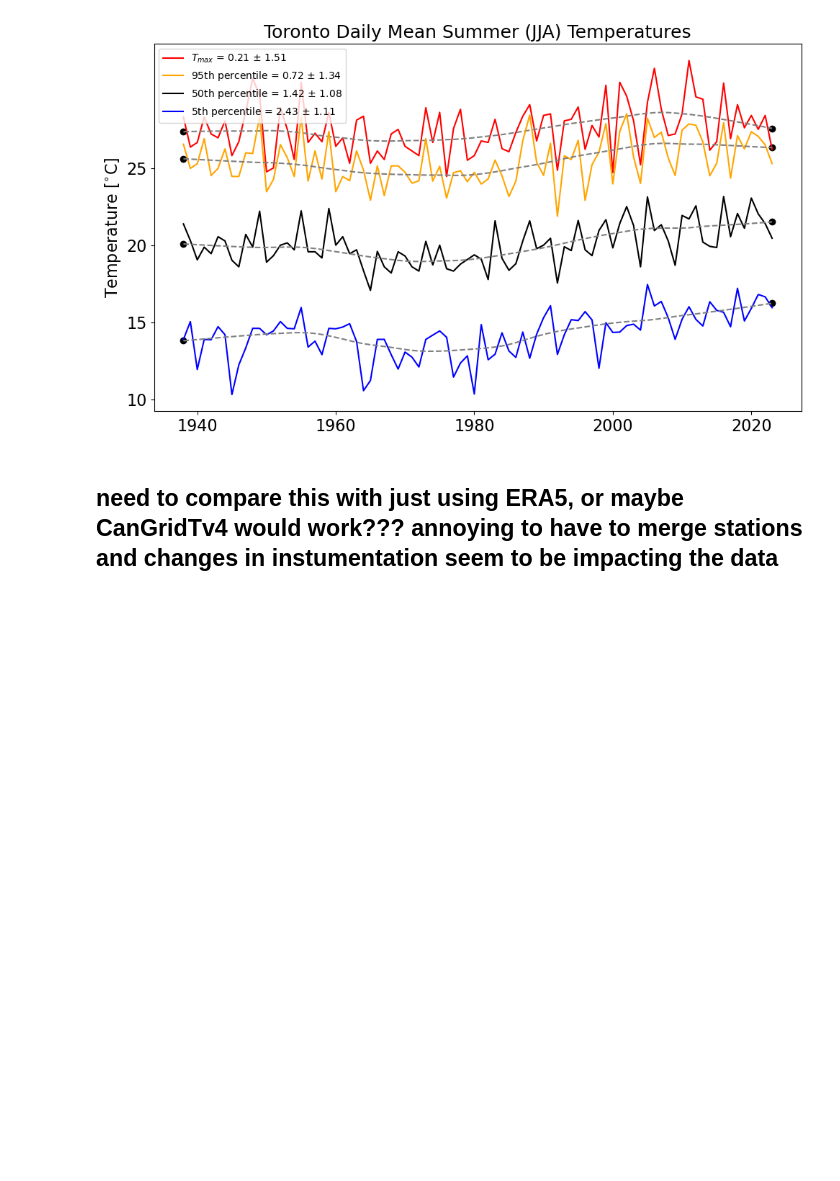
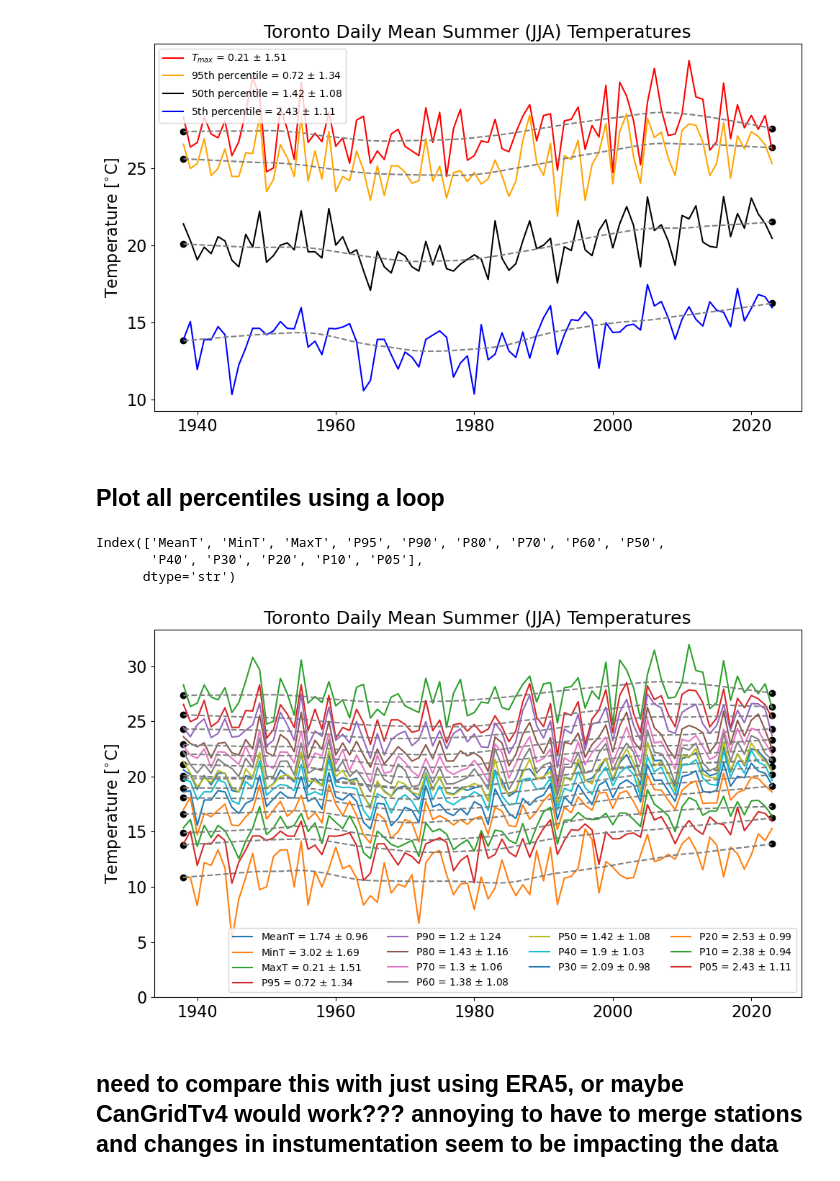
Before and after one commit to tedscott/SideProjects, a Jupyter notebook: Weather2_0/ECCC_data.ipynb, the cells around one changed output. Drawn from its saved outputs; the diff is of its cells as text; code cells hidden in the pictures; blank space fills up the shorter version.

Commit message:
bit more work on the ECCC and now maybe CanGridT

```diff
--- a/Weather2_0/ECCC_data.ipynb
+++ b/Weather2_0/ECCC_data.ipynb
@@ -956,3 +996,5 @@ df_pcts_summ.to_csv("./data/toronto_intl_GHCND_1938_2023_pcts_JJA.csv")
+# %%
+df_pcts_summ = pd.read_csv("./data/toronto_intl_GHCND_1938_2023_pcts_JJA.csv")
 # %%
 fig, ax = plt.subplots(figsize=(10,6))
 
@@ -1020,6 +1062,51 @@ plt.show()
 # plt.plot(lowess[:, 0], lowess[:, 1], label='LOWESS')
 # %% [output]
 [figure]
+# %% [markdown]
+## Plot all percentiles using a loop
+# %%
+cols = df_pcts_summ.columns
+cols[2:]
+# %% [output]
+Index(['MeanT', 'MinT', 'MaxT', 'P95', 'P90', 'P80', 'P70', 'P60', 'P50',
+       'P40', 'P30', 'P20', 'P10', 'P05'],
+      dtype='str')
+# %%
+fig, ax = plt.subplots(figsize=(10,6))
+
+first = df_pcts_summ['Year'][0]
+last = df_pcts_summ['Year'].iloc[-1]
+
+# list of columns
+cols = df_pcts_summ.columns[2:]
+
+# colours maybe?
+
+
+for i,col in enumerate(cols):
+
+    lowessT = sm.nonparametric.lowess(df_pcts_summ[col], df_pcts_summ['Year'], frac=0.3)
+    residT = lowessT[:,1] - df_pcts_summ[col]
+    spanT = np.round(lowessT[-1][1] - lowessT[0][1], 2)
+    stdT = np.round(np.std(residT),2)
+    ax.plot('Year', col, data=df_pcts_summ, label=col + ' = '+str(spanT)+' $\\pm$ '+str(stdT))#, color="red")
+    ax.plot(lowessT[:, 0], lowessT[:, 1], linestyle='dashed', color="grey", label='')
+    ax.scatter(lowessT[0][0], lowessT[0][1], c="black")
+    ax.scatter(lowessT[-1][0], lowessT[-1][1], c="black")
+
+
+    # other plot stuff
+    ax.legend(loc="lower right", fontsize=10,ncol=4)
+    ax.set_title("Toronto Daily Mean Summer (JJA) Temperatures", fontsize=18)
+    ax.set_ylabel('Temperature [$^{\\circ}$C]', fontsize=16)
+    ax.set_xlabel("")
+    plt.xticks(fontsize=16)
+    plt.yticks(np.arange(0,35,5), fontsize=16)
+
+plt.tight_layout()
+plt.show()
+# %% [output]
+[figure, added]
 # %% [markdown]
 ## need to compare this with just using ERA5, or maybe CanGridTv4 would work??? annoying to have to merge stations and changes in instumentation seem to be impacting the data
 # %% [markdown]
```
Also changed, not shown: parts of 14 cells of this notebook.
